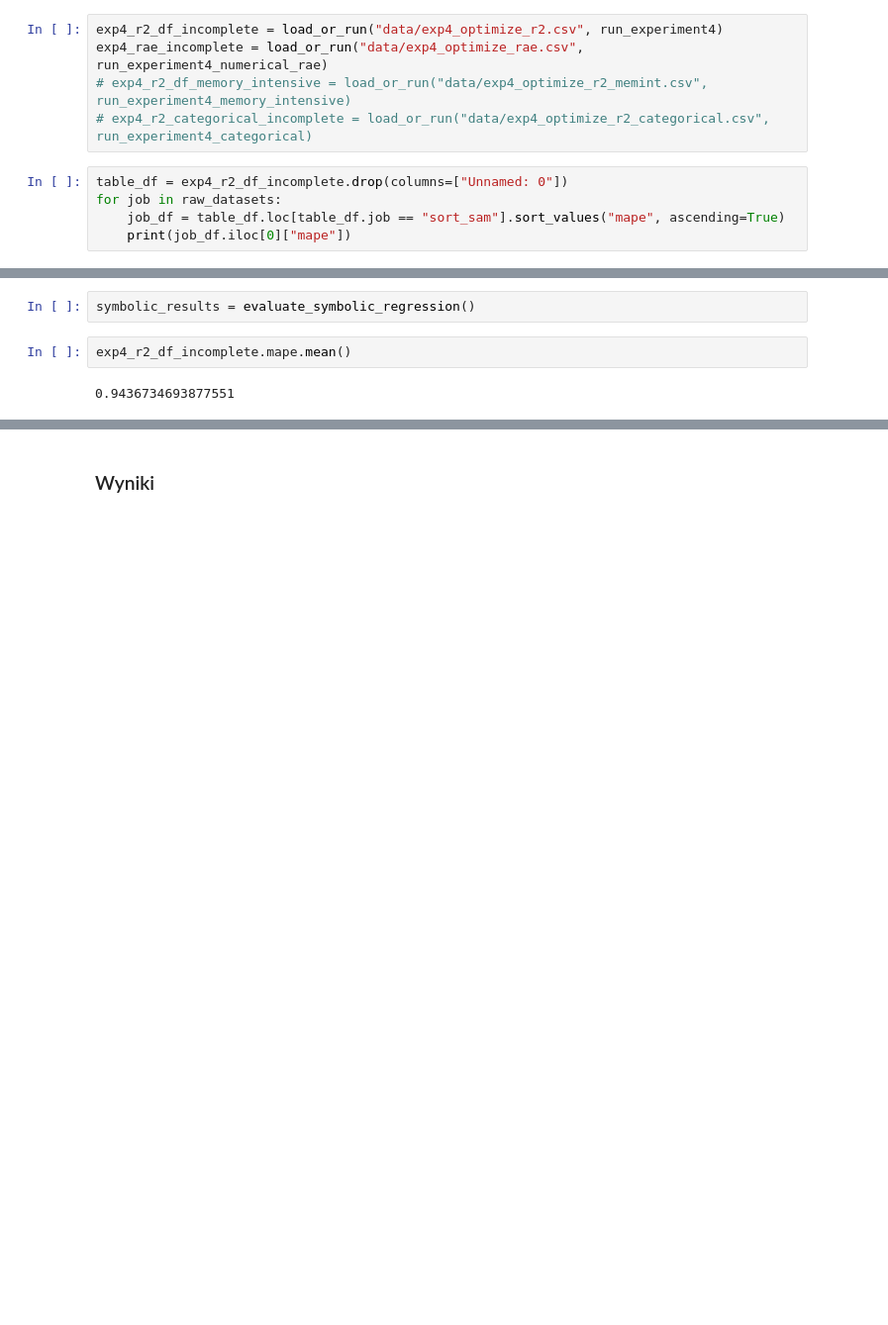
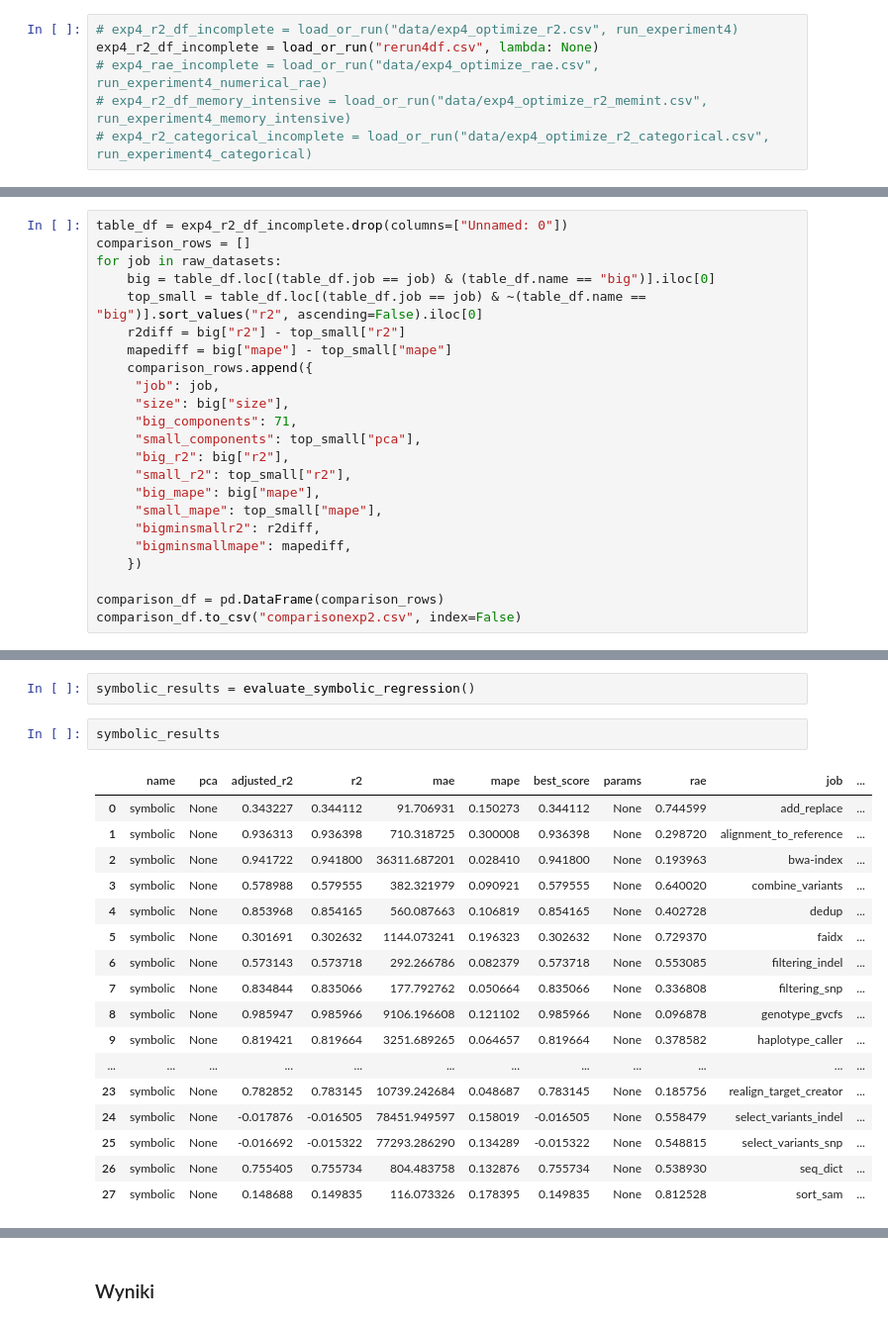
Before and after one commit to mikegpl/job-adiah, a Jupyter notebook: experiments/exp4.ipynb, the cells around one changed output, grey strips where cells are left out. Shown at 99% size. Saved outputs shown, nothing was run; the diff lists cells and outputs as text; blank space fills up the shorter version.

Commit message:
Adds csvs with results from exp2 and exp3

```diff
--- a/experiments/exp4.ipynb
+++ b/experiments/exp4.ipynb
@@ -423,12 +447,8 @@ def load_or_run(file, runner):
 # %%
 N_JOBS=8
 # %%
-exp4_r2_df_incomplete = load_or_run("data/exp4_optimize_r2.csv", run_experiment4)
-exp4_rae_incomplete = load_or_run("data/exp4_optimize_rae.csv", run_experiment4_numerical_rae)
+# exp4_r2_df_incomplete = load_or_run("data/exp4_optimize_r2.csv", run_experiment4)
+exp4_r2_df_incomplete = load_or_run("rerun4df.csv", lambda: None)
+# exp4_rae_incomplete = load_or_run("data/exp4_optimize_rae.csv", run_experiment4_numerical_rae)
 # exp4_r2_df_memory_intensive = load_or_run("data/exp4_optimize_r2_memint.csv", run_experiment4_memory_intensive)
 # exp4_r2_categorical_incomplete = load_or_run("data/exp4_optimize_r2_categorical.csv", run_experiment4_categorical)
-# %%
-table_df = exp4_r2_df_incomplete.drop(columns=["Unnamed: 0"])
-for job in raw_datasets:
-    job_df = table_df.loc[table_df.job == "sort_sam"].sort_values("mape", ascending=True)
-    print(job_df.iloc[0]["mape"])
@@ -435,3 +479,26 @@ for job in raw_datasets:
+# %%
+table_df = exp4_r2_df_incomplete.drop(columns=["Unnamed: 0"])
+comparison_rows = []
+for job in raw_datasets:
+    big = table_df.loc[(table_df.job == job) & (table_df.name == "big")].iloc[0]
+    top_small = table_df.loc[(table_df.job == job) & ~(table_df.name == "big")].sort_values("r2", ascending=False).iloc[0]
+    r2diff = big["r2"] - top_small["r2"]
+    mapediff = big["mape"] - top_small["mape"]
+    comparison_rows.append({
+     "job": job,
+     "size": big["size"],
+     "big_components": 71,
+     "small_components": top_small["pca"],
+     "big_r2": big["r2"],
+     "small_r2": top_small["r2"],
+     "big_mape": big["mape"],
+     "small_mape": top_small["mape"],
+     "bigminsmallr2": r2diff,
+     "bigminsmallmape": mapediff,
+    })
+
+comparison_df = pd.DataFrame(comparison_rows)
+comparison_df.to_csv("comparisonexp2.csv", index=False)
 # %%
 def export_for_symbolic_regression():
     exp4_resources = ["read_sum", "write_sum", "cpu_max", "cpu_mean", "memory_mean", "memory_max"]
@@ -575,7 +642,23 @@ def evaluate_symbolic_regression():
     return results_df
 # %%
 symbolic_results = evaluate_symbolic_regression()
-# %%
-exp4_r2_df_incomplete.mape.mean()
-# %% [output]
-0.9436734693877551
+# %%
+symbolic_results
+# %% [output]
+|  | name | pca | adjusted_r2 | r2 | mae | mape | best_score | params | rae | job | ... |
+| 0 | symbolic | None | 0.343227 | 0.344112 | 91.706931 | 0.150273 | 0.344112 | None | 0.744599 | add_replace | ... |
+| 1 | symbolic | None | 0.936313 | 0.936398 | 710.318725 | 0.300008 | 0.936398 | None | 0.298720 | alignment_to_reference | ... |
+| 2 | symbolic | None | 0.941722 | 0.941800 | 36311.687201 | 0.028410 | 0.941800 | None | 0.193963 | bwa-index | ... |
+| 3 | symbolic | None | 0.578988 | 0.579555 | 382.321979 | 0.090921 | 0.579555 | None | 0.640020 | combine_variants | ... |
+| 4 | symbolic | None | 0.853968 | 0.854165 | 560.087663 | 0.106819 | 0.854165 | None | 0.402728 | dedup | ... |
+| 5 | symbolic | None | 0.301691 | 0.302632 | 1144.073241 | 0.196323 | 0.302632 | None | 0.729370 | faidx | ... |
+| 6 | symbolic | None | 0.573143 | 0.573718 | 292.266786 | 0.082379 | 0.573718 | None | 0.553085 | filtering_indel | ... |
+| 7 | symbolic | None | 0.834844 | 0.835066 | 177.792762 | 0.050664 | 0.835066 | None | 0.336808 | filtering_snp | ... |
+| 8 | symbolic | None | 0.985947 | 0.985966 | 9106.196608 | 0.121102 | 0.985966 | None | 0.096878 | genotype_gvcfs | ... |
+| 9 | symbolic | None | 0.819421 | 0.819664 | 3251.689265 | 0.064657 | 0.819664 | None | 0.378582 | haplotype_caller | ... |
+| ... | ... | ... | ... | ... | ... | ... | ... | ... | ... | ... | ... |
+| 23 | symbolic | None | 0.782852 | 0.783145 | 10739.242684 | 0.048687 | 0.783145 | None | 0.185756 | realign_target_creator | ... |
+| 24 | symbolic | None | -0.017876 | -0.016505 | 78451.949597 | 0.158019 | -0.016505 | None | 0.558479 | select_variants_indel | ... |
+| 25 | symbolic | None | -0.016692 | -0.015322 | 77293.286290 | 0.134289 | -0.015322 | None | 0.548815 | select_variants_snp | ... |
+| 26 | symbolic | None | 0.755405 | 0.755734 | 804.483758 | 0.132876 | 0.755734 | None | 0.538930 | seq_dict | ... |
+| 27 | symbolic | None | 0.148688 | 0.149835 | 116.073326 | 0.178395 | 0.149835 | None | 0.812528 | sort_sam | ... |
```
Also changed, not shown: parts of 13 cells of this notebook, 2 other files.
